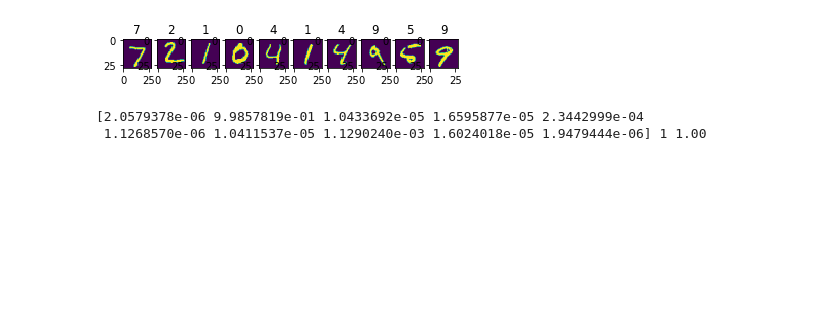
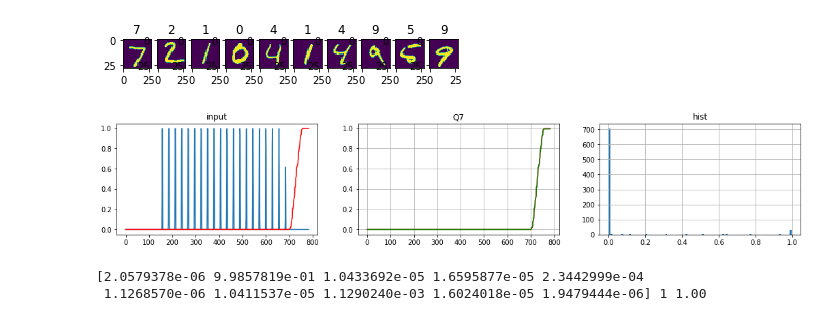
Before and after one commit to autoas/CMSIS_5, a Jupyter notebook: CMSIS/NN/Examples/ARM/arm_nn_examples/mnist/mnist.ipynb, the cells around one changed output. Drawn from its saved outputs; the diff is of its cells as text; code cells hidden in the pictures; blank space fills up the shorter version.

Commit message:
add mnist demo on CPU only

```diff
--- a/CMSIS/NN/Examples/ARM/arm_nn_examples/mnist/mnist.ipynb
+++ b/CMSIS/NN/Examples/ARM/arm_nn_examples/mnist/mnist.ipynb
@@ -20,23 +20,3 @@ Extracting ./train-images-idx3-ubyte.gz
 Extracting ./train-labels-idx1-ubyte.gz
 Extracting ./t10k-images-idx3-ubyte.gz
 Extracting ./t10k-labels-idx1-ubyte.gz
-# %%
-def show(d, f, n=None):
-    if(n==None):
-        R = 1
-    else:
-        R = n
-    for i in range(R):
-        if(i%10==0):
-            N = R-i
-            if(N > 10): N = 10
-            fig, axs = plt.subplots(1, N)
-        I = i + f
-        im = np.asarray(d.images[I]).reshape(28,28)
-        try:
-            ax = axs[i%N]
-        except:
-            ax = axs
-        ax.imshow(im)
-        label =  d.labels[I].argmax()
-        ax.set_title(label)
@@ -89,7 +206,7 @@ def model(sess,mnist):
         if(i%200 == 0):
             train_accuracy = accuracy.eval(feed_dict={x:batch_xs, y_: batch_ys})
             print("step %d, training accuracy %g"%(i, train_accuracy))
-    return x,y,y_
+    return x,y
 
 def load(sess, model):
     with tf.gfile.FastGFile(model, 'rb') as f:
@@ -99,16 +216,22 @@ def load(sess, model):
 
     x = sess.graph.get_tensor_by_name('x:0')
     y = sess.graph.get_tensor_by_name('y:0')
-    y_ = tf.placeholder(tf.float32, [None, 10], name='y_')
     sess.run(tf.global_variables_initializer())
-    return x,y,y_
+    return x,y
+
+def RunSysCmd(cmd):
+    import subprocess
+    p = subprocess.Popen(cmd, stdout=subprocess.PIPE, shell=True)
+    (output, err) = p.communicate()
+    p_status = p.wait()
+    print(output.decode('utf-8'))
 # %%
 sess = tf.InteractiveSession()
 # %%
 if(os.path.exists('./mnist.pb')):
-    x,y,y_ = load(sess, './mnist.pb')
+    x,y = load(sess, './mnist.pb')
 else:
-    x,y,y_ = model(sess,mnist)
+    x,y = model(sess,mnist)
     from tensorflow.python.framework import graph_util
     constant_graph = graph_util.convert_variables_to_constants(sess, sess.graph_def, ['y'])
     with tf.gfile.FastGFile('./mnist.pb', mode='wb') as f:
@@ -123,8 +246,11 @@ show(mnist.test, 0,10)
 [figure]
 # %%
 index = 5
-a = sess.run(y, feed_dict={x: mnist.test.images[index:index+1]})[0]
+X = mnist.test.images[index:index+1]
+a = sess.run(y, feed_dict={x: X})[0]
+show(mnist.test.images[index],'input')
 print(a, a.argmax(), '%.2f'%a[a.argmax()])
 # %% [output]
+[figure, added]
 [2.0579378e-06 9.9857819e-01 1.0433692e-05 1.6595877e-05 2.3442999e-04
  1.1268570e-06 1.0411537e-05 1.1290240e-03 1.6024018e-05 1.9479444e-06] 1 1.00
```
Also changed, not shown: parts of 7 cells of this notebook, 2 other files.
